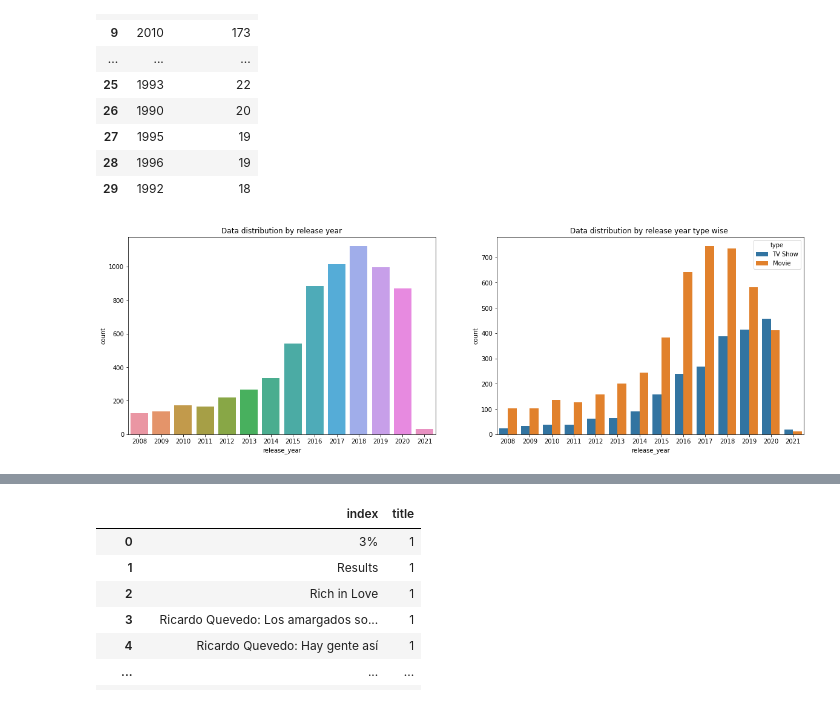
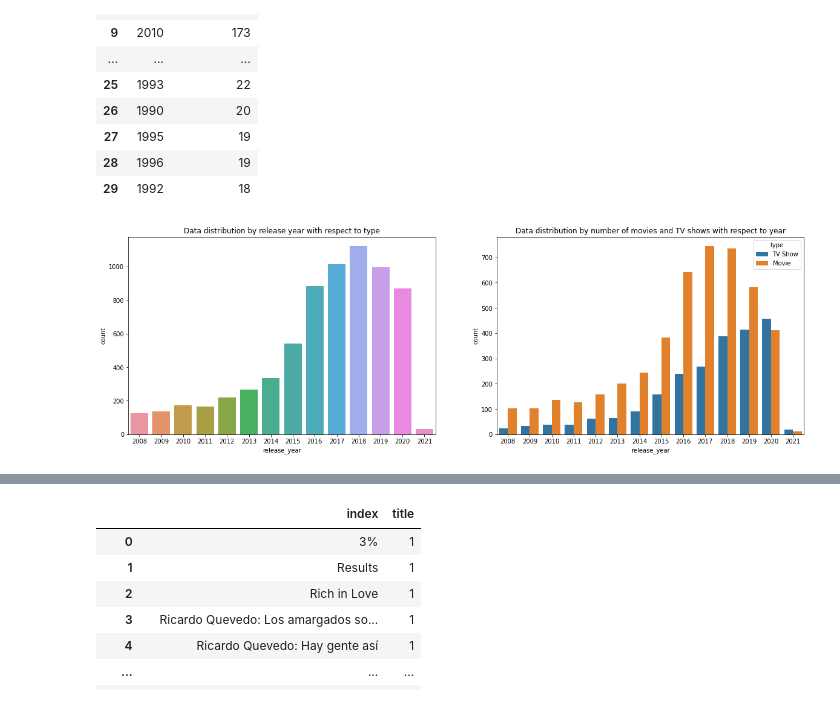
Before and after one commit to MadhurAwasthi/NETFLIX-MOVIES-AND-TV-SHOWS-CLUSTERING-UNSUPERVISED-ML, a Jupyter notebook: NETFLIX_MOVIES_AND_TV_SHOWS_CLUSTERING.ipynb, the cells around one changed output, grey strips where cells are left out. Cells and saved outputs as stored; diff of their text form; code cells hidden in the pictures.

```diff
--- a/NETFLIX_MOVIES_AND_TV_SHOWS_CLUSTERING.ipynb
+++ b/NETFLIX_MOVIES_AND_TV_SHOWS_CLUSTERING.ipynb
@@ -421,4 +424 @@ dtype: int64
-# %%
-#fill all the missing values with Unavailable
-df.fillna("Unavailable",inplace=True)
 # %%
@@ -512,13 +534,13 @@ df['release_year'].value_counts().reset_index().head(30)
 # %%
 
 df1 = df[(df['release_year']>=2008)]
 #figured some graphs
 fig,axs = plt.subplots(1,2 ,figsize=(20,6))
-# This graph represent the number of movies anb tv shows released in last 10 years
-sns.countplot(x="release_year",ax=axs[0], data=df1).set(title='Data distribution by release year')
+# This graph represent the number of movies anb tv shows released in after 2008
+sns.countplot(x="release_year",ax=axs[0], data=df1).set(title='Data distribution by release year with respect to type')
 # This graph represent the distribution of movies and tv shows released in after 2008
-sns.countplot(x="release_year",hue='type',ax=axs[1], data=df1).set(title='Data distribution by release year type wise ')
+sns.countplot(x="release_year",hue='type',ax=axs[1], data=df1).set(title='Data distribution by number of movies and TV shows with respect to year')
 plt.show()
 #ax = sns.countplot(x="release_year", hue="type", data=df1).set(title='Data distribution of release_year wise type of tv show and movies')
 # %% [output]
-[figure, old version]
+[figure, new version]
```
Also changed, not shown: parts of 20 cells of this notebook.
